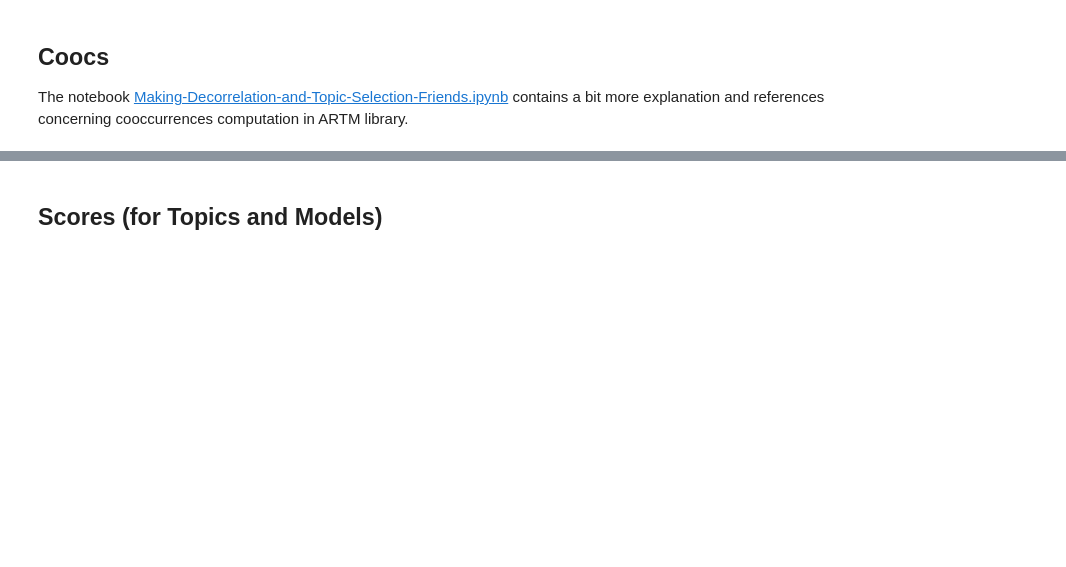
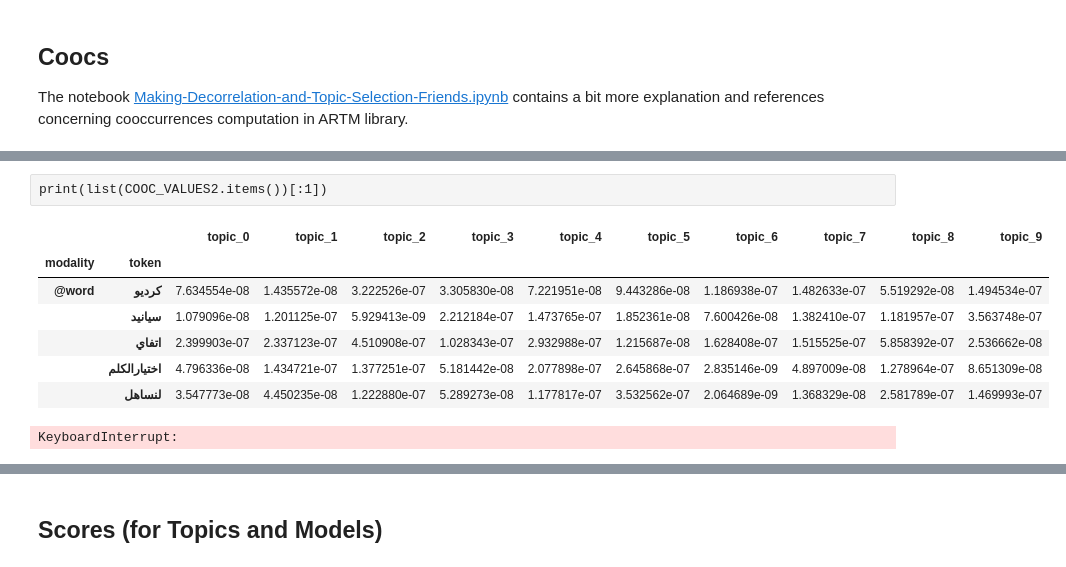
Before and after one commit to machine-intelligence-laboratory/OptimalNumberOfTopics, a Jupyter notebook: demos/TopicBank-Experiment-BankCreation.ipynb, the cells around one changed output, grey strips where cells are left out. Saved outputs shown, nothing was run; the diff lists cells and outputs as text; code cells hidden in the pictures; blank space fills up the shorter version.

```diff
--- a/demos/TopicBank-Experiment-BankCreation.ipynb
+++ b/demos/TopicBank-Experiment-BankCreation.ipynb
@@ -150,0 +223,2 @@ print(list(cooc_values.items())[:10])
+# %% [raw]
+print(list(COOC_VALUES2.items())[:1])
@@ -150,0 +228,5 @@ print(list(cooc_values.items())[:10])
+# %%
+a = artm.ARTM(10)
+a.initialize(dataset.get_dictionary())
+# %%
+tm = TopicModel(a)
@@ -150,0 +235,10 @@ print(list(cooc_values.items())[:10])
+# %%
+tm.get_phi().head()
+# %% [output]
+|  |  | topic_0 | topic_1 | topic_2 | topic_3 | topic_4 | topic_5 | topic_6 | topic_7 | topic_8 | topic_9 |
+| modality | token |  |  |  |  |  |  |  |  |  |  |
+| @word | كرديو | 7.634554e-08 | 1.435572e-08 | 3.222526e-07 | 3.305830e-08 | 7.221951e-08 | 9.443286e-08 | 1.186938e-07 | 1.482633e-07 | 5.519292e-08 | 1.494534e-07 |
+|  | سيانيد | 1.079096e-08 | 1.201125e-07 | 5.929413e-09 | 2.212184e-07 | 1.473765e-07 | 1.852361e-08 | 7.600426e-08 | 1.382410e-07 | 1.181957e-07 | 3.563748e-07 |
+|  | اتفاي | 2.399903e-07 | 2.337123e-07 | 4.510908e-07 | 1.028343e-07 | 2.932988e-07 | 1.215687e-08 | 1.628408e-07 | 1.515525e-07 | 5.858392e-07 | 2.536662e-08 |
+|  | اختيارالكلم | 4.796336e-08 | 1.434721e-07 | 1.377251e-07 | 5.181442e-08 | 2.077898e-07 | 2.645868e-07 | 2.835146e-09 | 4.897009e-08 | 1.278964e-07 | 8.651309e-08 |
+|  | لنساهل | 3.547773e-08 | 4.450235e-08 | 1.222880e-07 | 5.289273e-08 | 1.177817e-07 | 3.532562e-07 | 2.064689e-09 | 1.368329e-08 | 2.581789e-07 | 1.469993e-07 |
@@ -150,0 +250,9 @@ print(list(cooc_values.items())[:10])
+# %%
+lengths = []
+
+for d in tqdm.tqdm(dataset._data.index, total=len(dataset._data.index), file=sys.stdout):
+    lengths.append(
+        len(dataset.get_vw_document(d).loc[d, 'vw_text'].split())
+    )
+# %% [output]
+KeyboardInterrupt:
```
Also changed, not shown: parts of 154 cells of this notebook.
